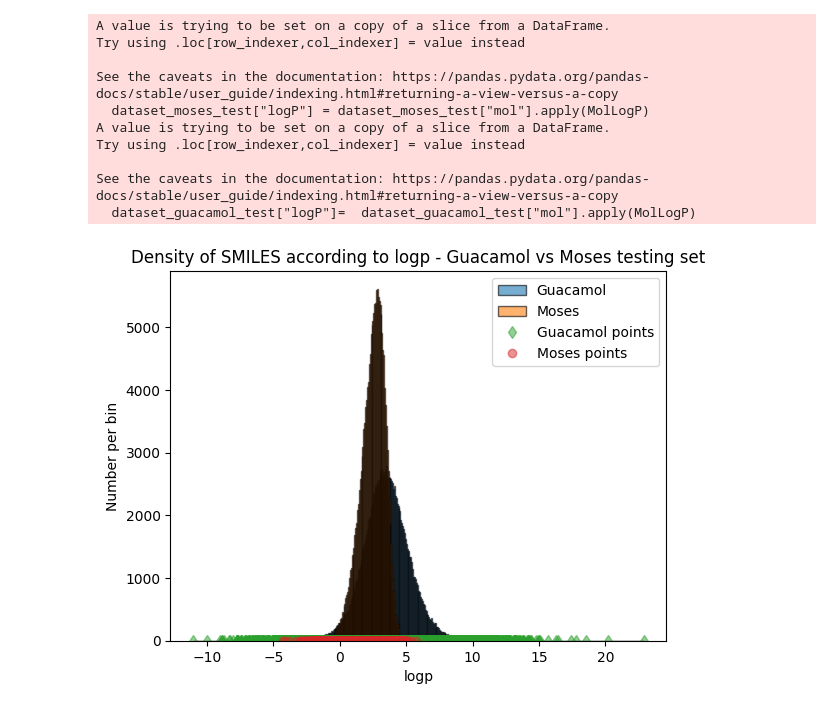
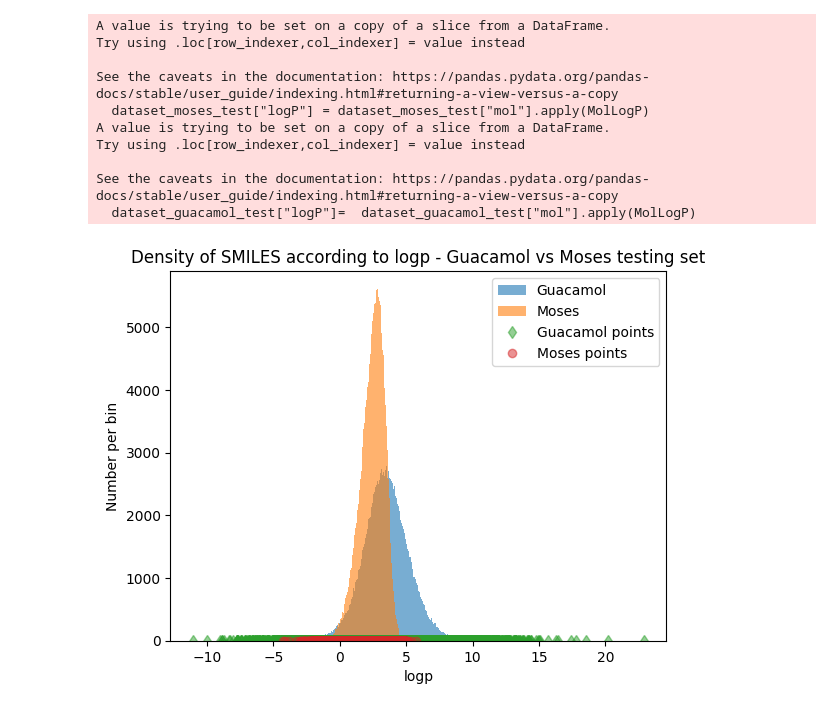
Before and after one commit to haaariiish/Guacamoliency, a Jupyter notebook: notebooks/analysis_dataset_properties.ipynb, the cells around one changed output. Drawn from its saved outputs; the diff is of its cells as text; code cells hidden in the pictures.

```diff
--- a/notebooks/analysis_dataset_properties.ipynb
+++ b/notebooks/analysis_dataset_properties.ipynb
@@ -112,33 +112,33 @@ See the caveats in the documentation: https://pandas.pydata.org/pandas-docs/stab
 
 # Compute bins for both datasets
 logp_max1 = dataset_guacamol_test["logP"].max()
 logp_min1 = dataset_guacamol_test["logP"].min()
 logp_max2 = dataset_moses_test["logP"].max()
 logp_min2 = dataset_moses_test["logP"].min()
 
 logp_min = min(logp_min1, logp_min2)
 logp_max = max(logp_max1, logp_max2)
 
 bin_width = (logp_max - logp_min) / n
 x_bins = [logp_min + k * bin_width for k in range(n+1)]
 
 # Create the plot
 fig, ax = plt.subplots()
 
 # Plot histograms
-ax.hist(dataset_guacamol_test["logP"], bins=x_bins, alpha=0.6, label='Guacamol', edgecolor='black')
-ax.hist(dataset_moses_test["logP"], bins=x_bins, alpha=0.6, label='Moses', edgecolor='black')
+ax.hist(dataset_guacamol_test["logP"], bins=x_bins, alpha=0.6, label='Guacamol')
+ax.hist(dataset_moses_test["logP"], bins=x_bins, alpha=0.6, label='Moses')
 
 # Optionally: overlay scatter points at y=0 for both datasets
 ax.plot(dataset_guacamol_test["logP"], [0]*len(dataset_guacamol_test), 'd', label='Guacamol points', alpha=0.5)
 ax.plot(dataset_moses_test["logP"], [0]*len(dataset_moses_test), 'o', label='Moses points', alpha=0.5)
 
 # Labels and title
 ax.set_ylabel('Number per bin')
 ax.set_xlabel('logp')
 ax.set_title('Density of SMILES according to logp - Guacamol vs Moses testing set')
 ax.legend()
 
 plt.show()
 # %% [output]
-[figure, old version]
+[figure, new version]
```
Also changed, not shown: parts of 1 cell of this notebook, 16 other files.
